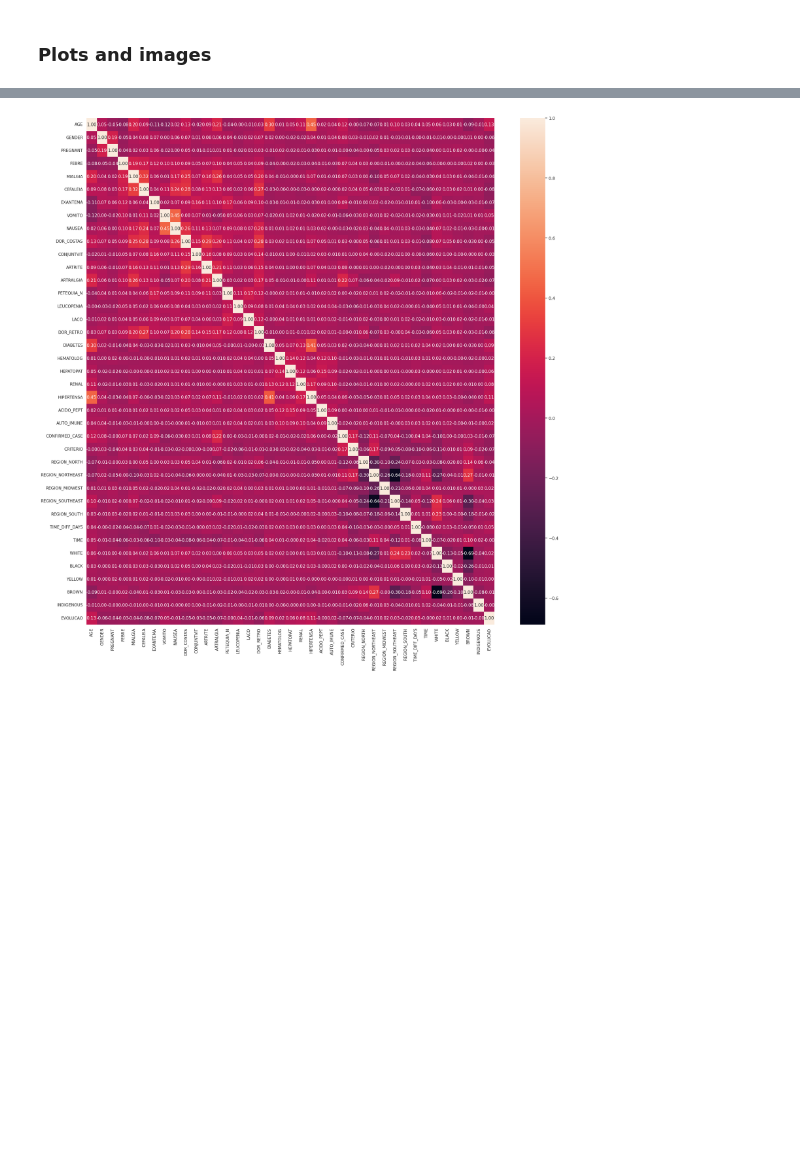
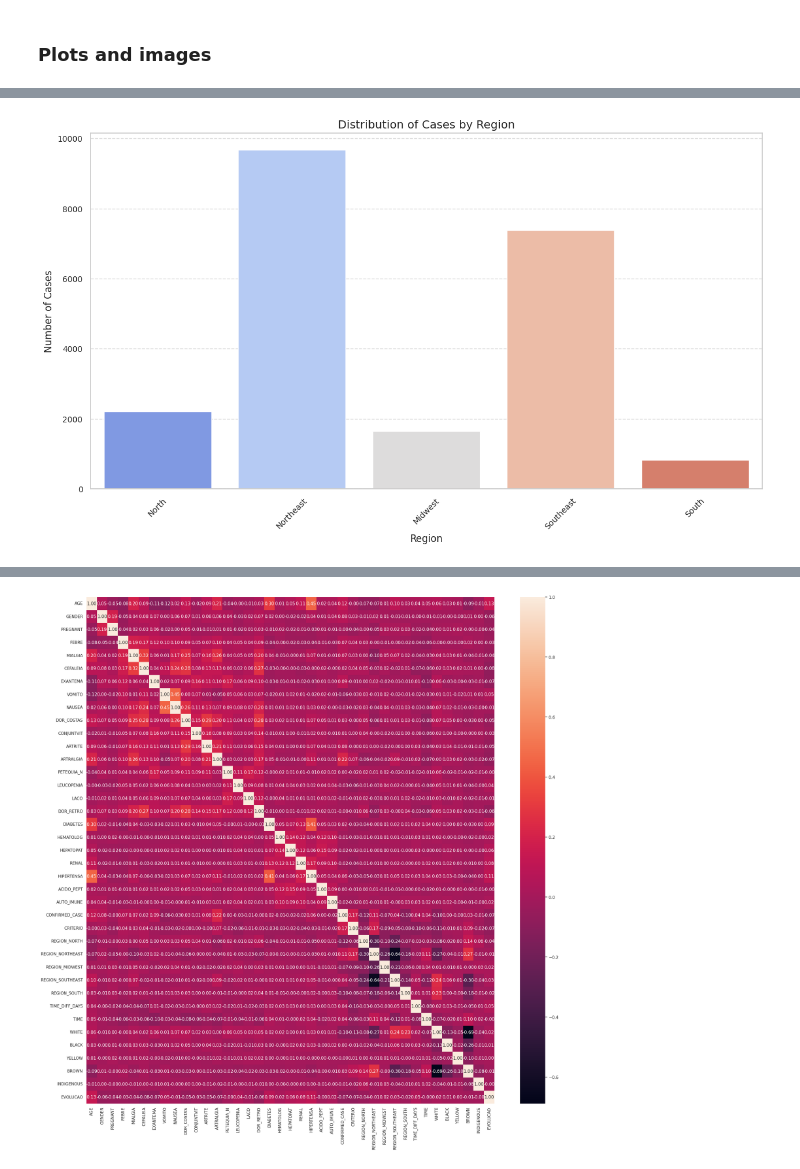
Before and after one commit to PietroGolfeto/DataSUS-Chikungunya-ML, a Jupyter notebook: part_1_preprocessing.ipynb, the cells around one changed output, grey strips where cells are left out. Drawn from its saved outputs; the diff is of its cells as text; code cells hidden in the pictures; blank space fills up the shorter version.

```diff
--- a/part_1_preprocessing.ipynb
+++ b/part_1_preprocessing.ipynb
@@ -1062,0 +731,5 @@ plt.show()
+# %%
+# Bar chart of confirmed cases by region
+plots.plot_preprocessing_confirmed_cases_region(data)
+# %% [output]
+[figure, added]
```
Also changed, not shown: parts of 21 cells of this notebook, 5 other files.
